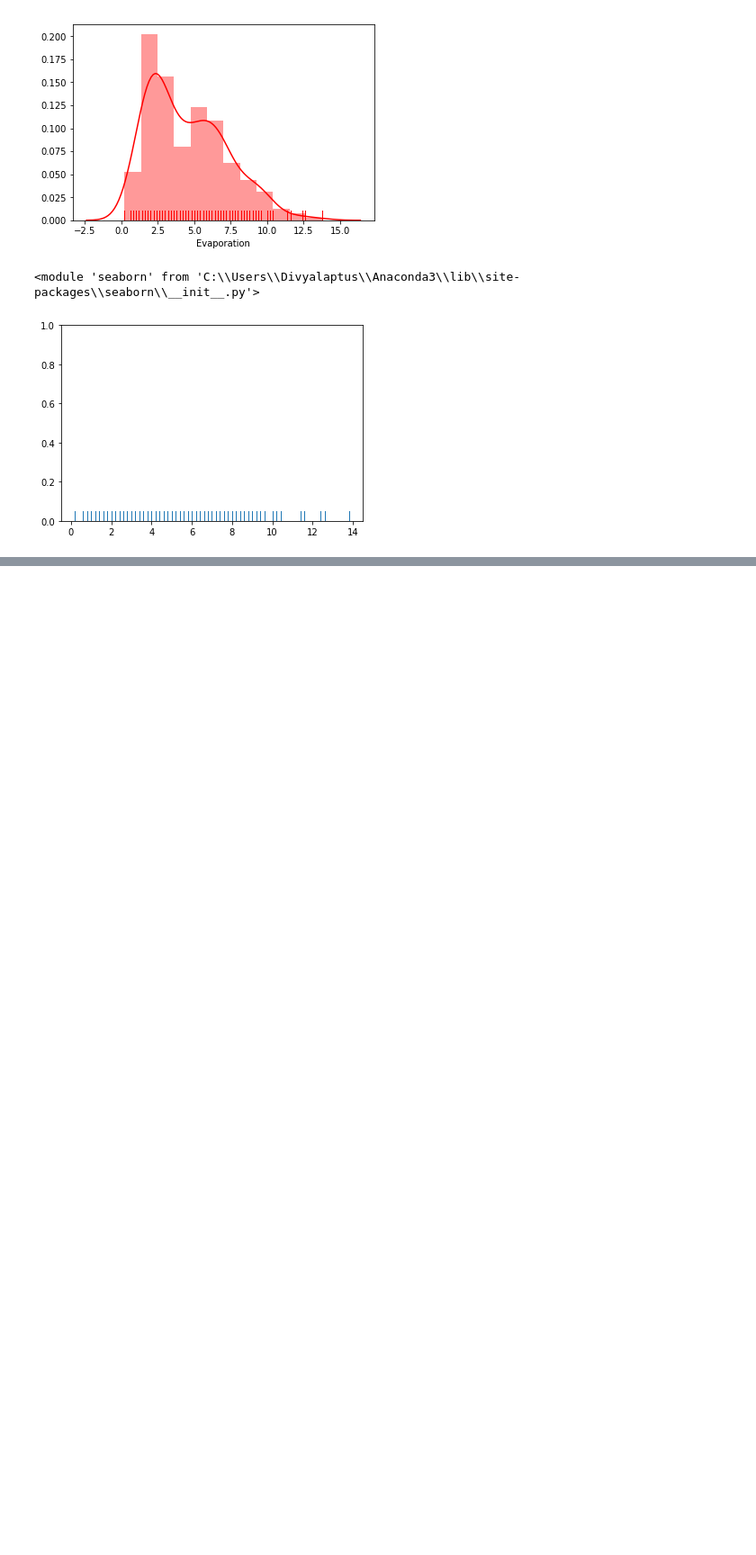
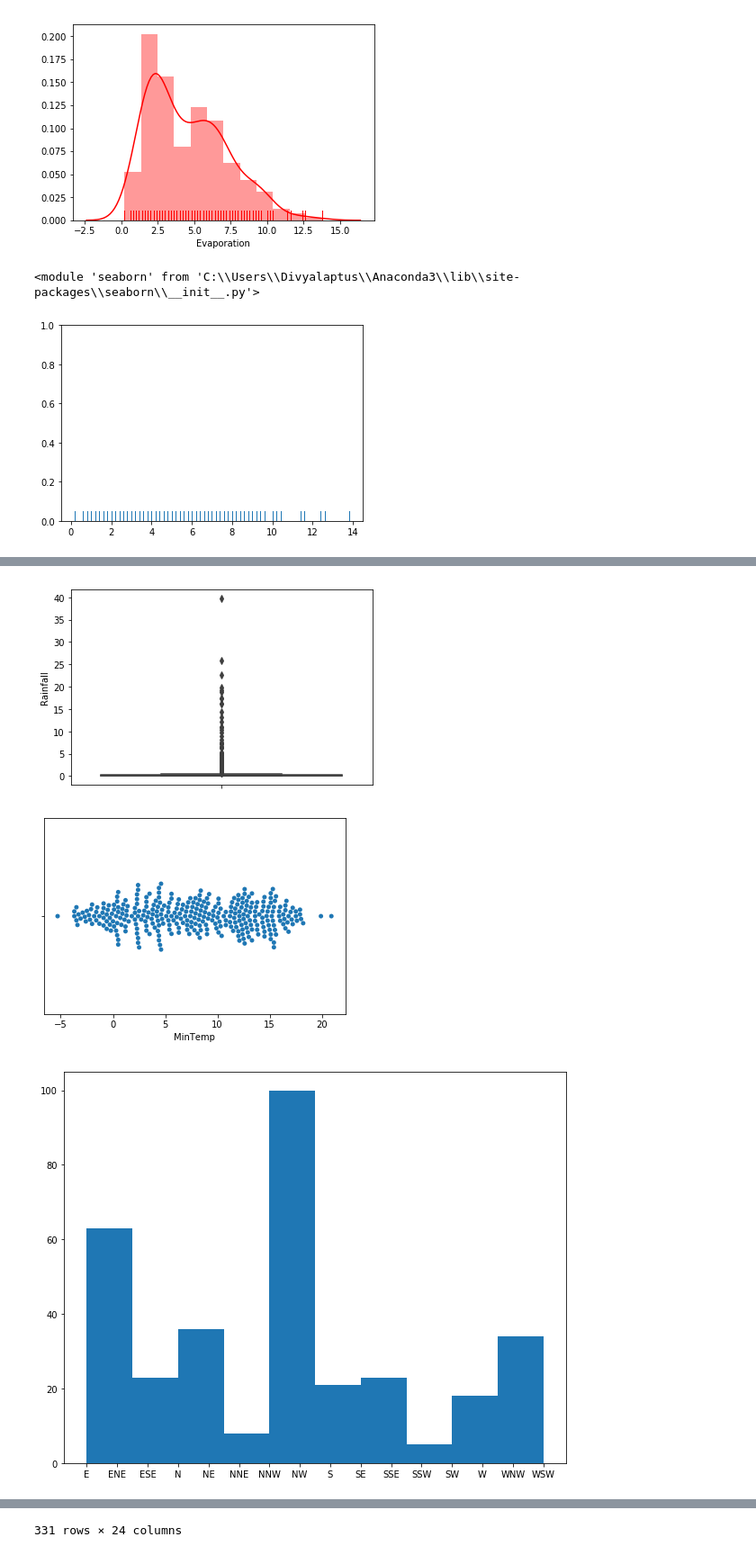
Before and after one commit to Divyalaptus/summer-python-projects, a Jupyter notebook: Practise.ipynb, the cells around one changed output, grey strips where cells are left out. Shown at 90% size. Drawn from its saved outputs; the diff is of its cells as text; code cells hidden in the pictures; blank space fills up the shorter version.

```diff
--- a/Practise.ipynb
+++ b/Practise.ipynb
@@ -151,0 +199,14 @@ sns.kdeplot(df["Evaporation"],shade = True, color="g")
+# %%
+
+sns.boxplot(y='Rainfall',data=df)
+plt.show()
+sns.swarmplot(x='MinTemp',data=df)
+plt.show()
+plt.figure(figsize=(10,8))
+plt.hist(df.WindGustDir)
+plt.show()
+df
+# %% [output]
+[figure, added]
+[figure, added]
+[figure, added]
@@ -151,0 +230 @@ sns.kdeplot(df["Evaporation"],shade = True, color="g")
+331 rows × 24 columns
```
Also changed, not shown: parts of 3 cells of this notebook, 1 other file.
